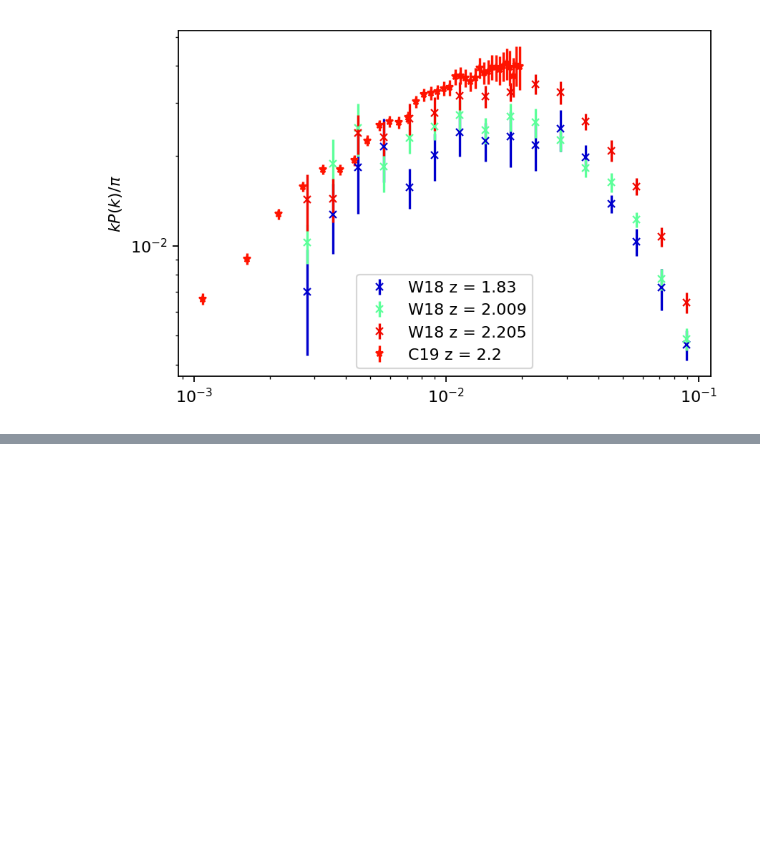
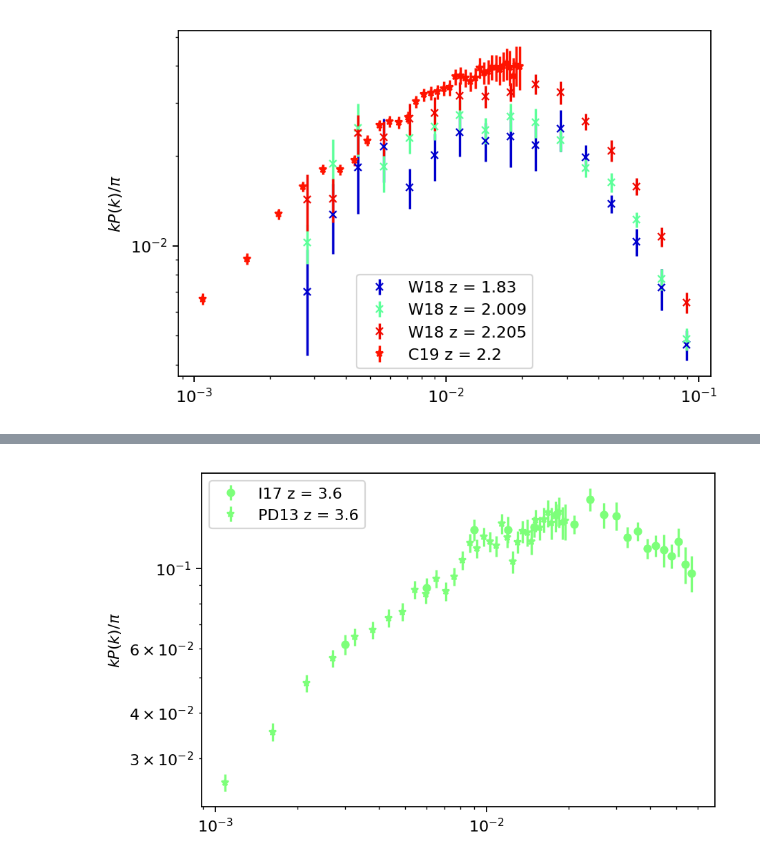
Before and after one commit to igmhub/cup1d, a Jupyter notebook: notebooks/combine_P1D_data.ipynb, the cells around one changed output, grey strips where cells are left out. Saved outputs shown, nothing was run; the diff lists cells and outputs as text; code cells hidden in the pictures; blank space fills up the shorter version.

```diff
--- a/notebooks/combine_P1D_data.ipynb
+++ b/notebooks/combine_P1D_data.ipynb
@@ -62,0 +75,4 @@ plot_p1d_data.plot_all_p1d(zmin=1.8,zmax=2.25)
+# %%
+combined_plot(datasets,zmin=3.59,zmax=3.61,kmax=0.065)
+# %% [output]
+[figure, added]
```
Also changed, not shown: parts of 8 cells of this notebook.
